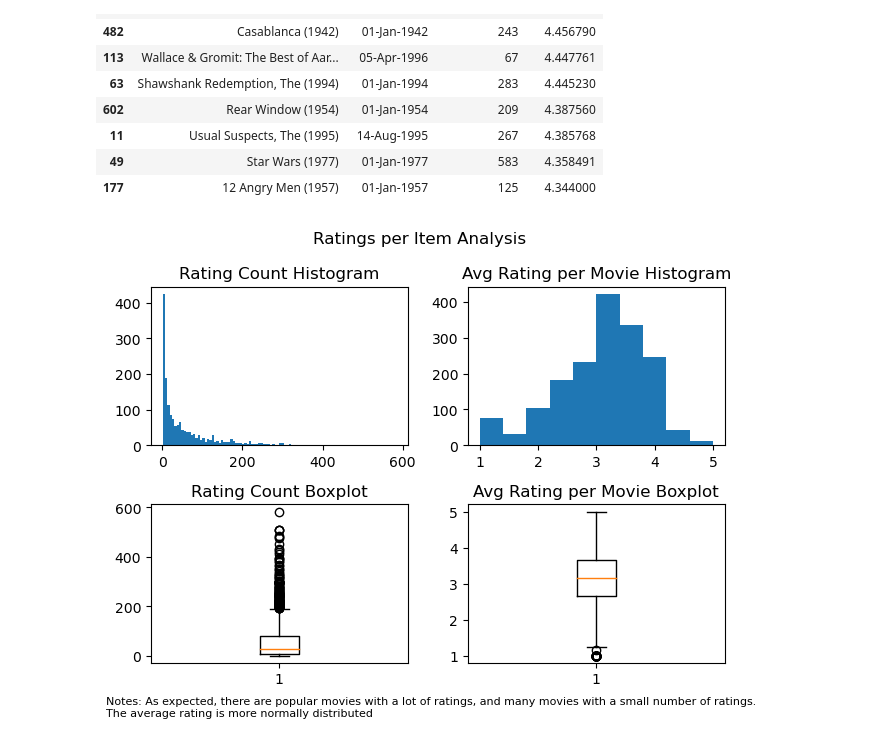
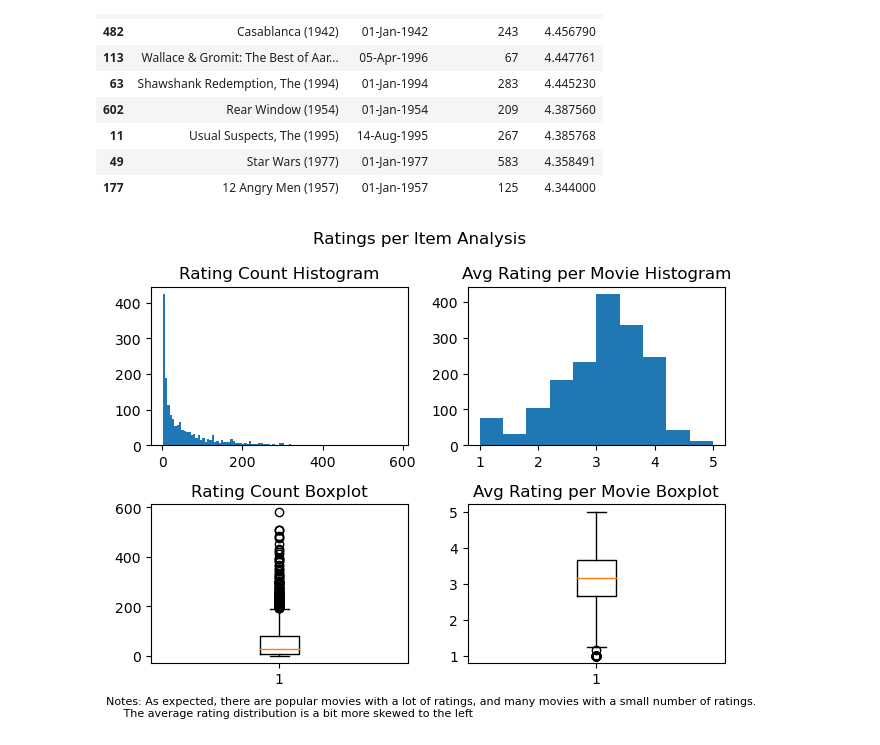
Before and after one commit to mateuscaetano/projects, a Jupyter notebook: Exploratory_Analysis.ipynb, the cells around one changed output. Drawn from its saved outputs; the diff is of its cells as text; code cells hidden in the pictures.

```diff
--- a/Exploratory_Analysis.ipynb
+++ b/Exploratory_Analysis.ipynb
@@ -275,20 +275,21 @@ item_analysis_df[item_analysis_df.rating_count>=20].sort_values(by=['avg_rating'
 # %%
 fig, axs = plt.subplots(2, 2, tight_layout=False) #, figsize=(12, 5))
 
 fig.suptitle('Ratings per Item Analysis')
 
 axs[0,0].hist(item_analysis_df['rating_count'], bins=100)
 axs[0,0].set_title('Rating Count Histogram')
 axs[0,1].hist(item_analysis_df['avg_rating'])
 axs[0,1].set_title('Avg Rating per Movie Histogram')
 
 axs[1,0].boxplot(item_analysis_df['rating_count'])
 axs[1,0].set_title('Rating Count Boxplot')
 axs[1,1].boxplot(item_analysis_df['avg_rating'])
 axs[1,1].set_title('Avg Rating per Movie Boxplot')
 
-plt.figtext(0.01, -0.03, "Notes: As expected, there are popular movies with a lot of ratings, and many movies with a small number of ratings. \nThe average rating is more normally distributed", ha="left", fontsize=8)
+plt.figtext(0.01, -0.03, "Notes: As expected, there are popular movies with a lot of ratings, and many movies with a small number of ratings. \n \
+    The average rating distribution is a bit more skewed to the left", ha="left", fontsize=8)
 
 plt.show()
 # %% [output]
-[figure, old version]
+[figure, new version]
```
